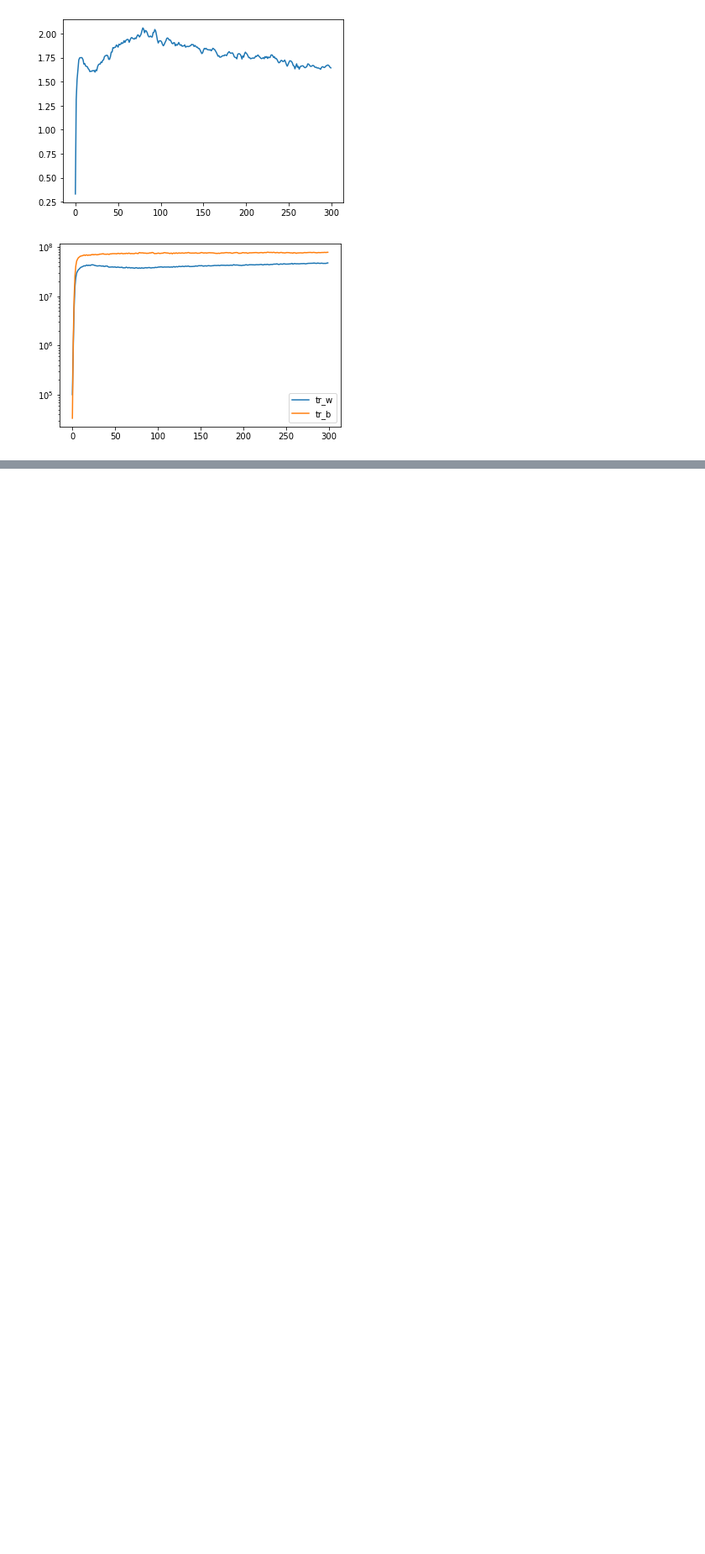
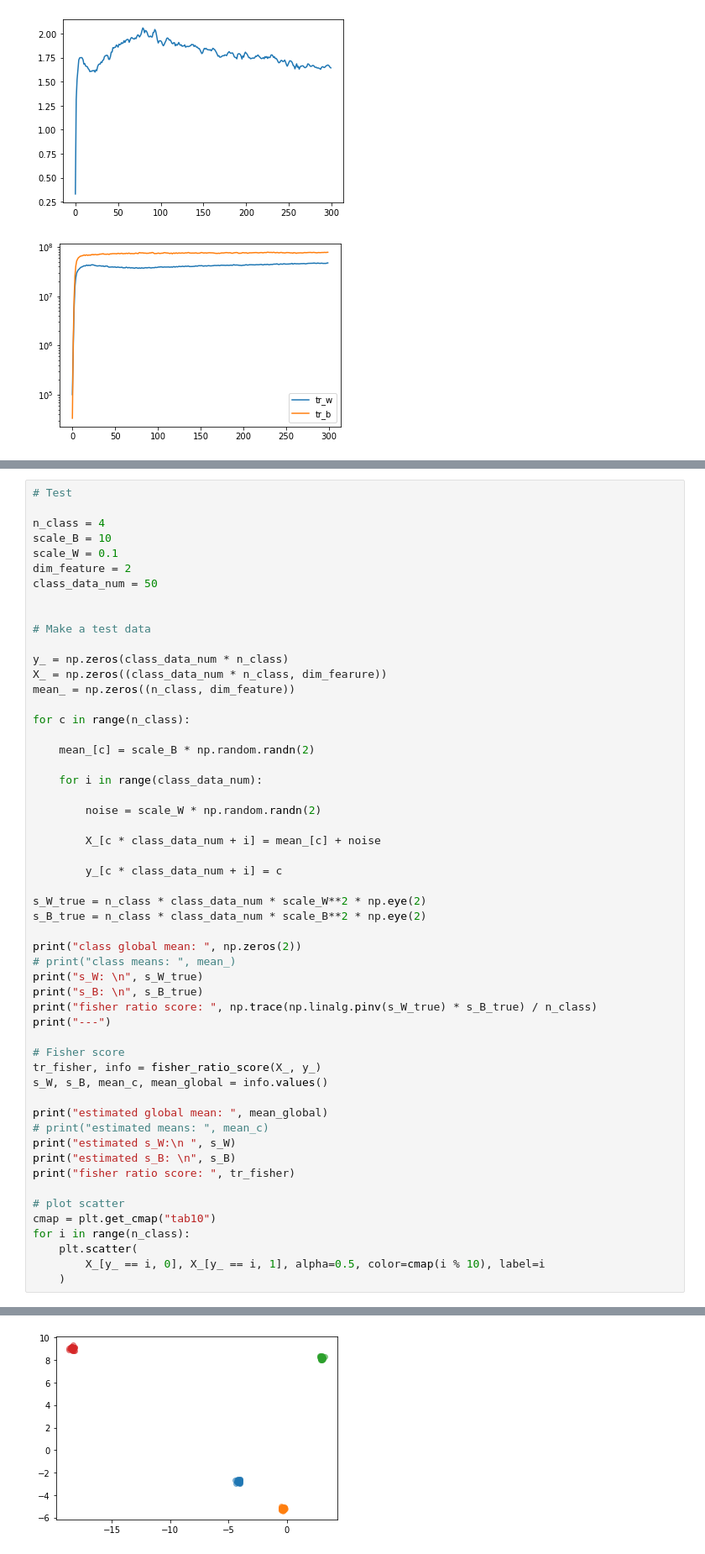
Before and after one commit to ugo-nama-kun/fisher_ratio, a Jupyter notebook: fisher_ratio.ipynb, the cells around one changed output, grey strips where cells are left out. Shown at 84% size. Cells and saved outputs as stored; diff of their text form; blank space fills up the shorter version.

Commit message:
add fisher ratio trace score and its test

```diff
--- a/fisher_ratio.ipynb
+++ b/fisher_ratio.ipynb
@@ -308,0 +375,55 @@ plt.yscale("log")
+# %%
+# Test
+
+n_class = 4
+scale_B = 10
+scale_W = 0.1
+dim_feature = 2
+class_data_num = 50
+
+
+# Make a test data
+
+y_ = np.zeros(class_data_num * n_class)
+X_ = np.zeros((class_data_num * n_class, dim_fearure))
+mean_ = np.zeros((n_class, dim_feature))
+
+for c in range(n_class):
+
+    mean_[c] = scale_B * np.random.randn(2)
+
+    for i in range(class_data_num):
+
+        noise = scale_W * np.random.randn(2)
+
+        X_[c * class_data_num + i] = mean_[c] + noise
+
+        y_[c * class_data_num + i] = c
+
+s_W_true = n_class * class_data_num * scale_W**2 * np.eye(2)
+s_B_true = n_class * class_data_num * scale_B**2 * np.eye(2)
+
+print("class global mean: ", np.zeros(2))
+# print("class means: ", mean_)
+print("s_W: \n", s_W_true)
+print("s_B: \n", s_B_true)
+print("fisher ratio score: ", np.trace(np.linalg.pinv(s_W_true) * s_B_true) / n_class)
+print("---")
+
+# Fisher score
+tr_fisher, info = fisher_ratio_score(X_, y_)
+s_W, s_B, mean_c, mean_global = info.values()
+
+print("estimated global mean: ", mean_global)
+# print("estimated means: ", mean_c)
+print("estimated s_W:\n ", s_W)
+print("estimated s_B: \n", s_B)
+print("fisher ratio score: ", tr_fisher)
+
+# plot scatter
+cmap = plt.get_cmap("tab10")
+for i in range(n_class):
+    plt.scatter(
+        X_[y_ == i, 0], X_[y_ == i, 1], alpha=0.5, color=cmap(i % 10), label=i
+    )
+# %% [output]
@@ -308,0 +447 @@ plt.yscale("log")
+[figure, added]
```
Also changed, not shown: parts of 4 cells of this notebook.
